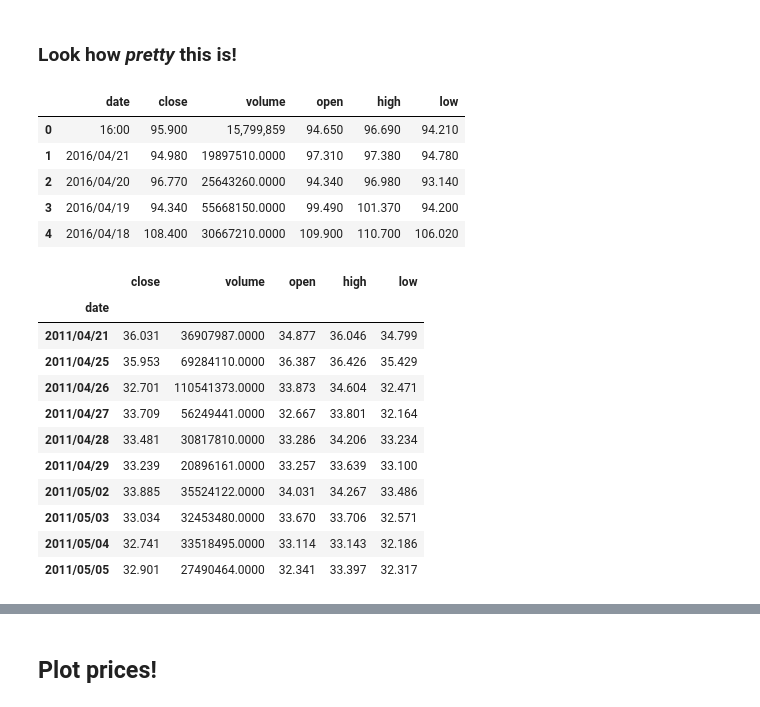
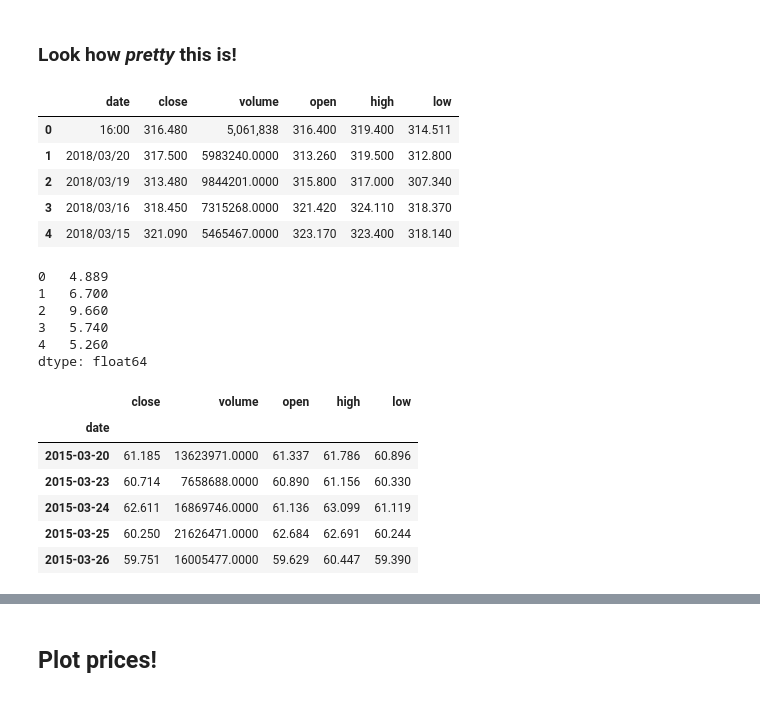
Before and after one commit to Terrorbear/ML_Presentation, a Jupyter notebook: notebooks/CMU_Linear_Regression_Completed_Copy.ipynb, the cells around one changed output, grey strips where cells are left out. Cells and saved outputs as stored; diff of their text form; code cells hidden in the pictures.

```diff
--- a/notebooks/CMU_Linear_Regression_Completed_Copy.ipynb
+++ b/notebooks/CMU_Linear_Regression_Completed_Copy.ipynb
@@ -4,19 +4,17 @@
 # render graphs inline
 %matplotlib inline
 
+import matplotlib
 import pandas as pd
 import numpy as np
 import matplotlib.pyplot as plt
 
-import warnings
-warnings.filterwarnings("ignore")
-
-pd.set_option('display.mpl_style', 'default') # Make the graphs a bit prettier
+matplotlib.style.use('ggplot')
 plt.rcParams['figure.figsize'] = (15, 5)
 pd.set_option('precision', 5)
 pd.set_option('display.float_format', lambda x: '%.3f' % x)
 # %%
-path = '/Users/kim/Downloads/HistoricalQuotes (4).csv'
+path = '/Users/terence/Downloads/HistoricalQuotes (4).csv'
 # %%
 import csv
 with open(path, 'r') as fi:
@@ -48,34 +46,36 @@ dataset = pd.read_csv(path)
 dataset.head()
 # %% [output]
 |  | date | close | volume | open | high | low |
-| 0 | 16:00 | 95.900 | 15,799,859 | 94.650 | 96.690 | 94.210 |
-| 1 | 2016/04/21 | 94.980 | 19897510.0000 | 97.310 | 97.380 | 94.780 |
-| 2 | 2016/04/20 | 96.770 | 25643260.0000 | 94.340 | 96.980 | 93.140 |
-| 3 | 2016/04/19 | 94.340 | 55668150.0000 | 99.490 | 101.370 | 94.200 |
-| 4 | 2016/04/18 | 108.400 | 30667210.0000 | 109.900 | 110.700 | 106.020 |
+| 0 | 16:00 | 316.480 | 5,061,838 | 316.400 | 319.400 | 314.511 |
+| 1 | 2018/03/20 | 317.500 | 5983240.0000 | 313.260 | 319.500 | 312.800 |
+| 2 | 2018/03/19 | 313.480 | 9844201.0000 | 315.800 | 317.000 | 307.340 |
+| 3 | 2018/03/16 | 318.450 | 7315268.0000 | 321.420 | 324.110 | 318.370 |
+| 4 | 2018/03/15 | 321.090 | 5465467.0000 | 323.170 | 323.400 | 318.140 |
 # %%
 # We can manipulate the data!
-dataset['high'] - dataset['low']
-None
+(dataset['high'] - dataset['low']).head()
+# %% [output]
+0   4.889
+1   6.700
+2   9.660
+3   5.740
+4   5.260
+dtype: float64
 # %%
 # Sort by date
 dataset = dataset[1:]
+dataset.date = pd.to_datetime(dataset.date, format='%Y/%m/%d')
 dataset.set_index('date', inplace=True)
-dataset.sort(inplace=True)
-dataset.head(10)
+dataset.sort_index(inplace=True)
+dataset.head()
 # %% [output]
 |  | close | volume | open | high | low |
 | date |  |  |  |  |  |
-| 2011/04/21 | 36.031 | 36907987.0000 | 34.877 | 36.046 | 34.799 |
-| 2011/04/25 | 35.953 | 69284110.0000 | 36.387 | 36.426 | 35.429 |
-| 2011/04/26 | 32.701 | 110541373.0000 | 33.873 | 34.604 | 32.471 |
-| 2011/04/27 | 33.709 | 56249441.0000 | 32.667 | 33.801 | 32.164 |
-| 2011/04/28 | 33.481 | 30817810.0000 | 33.286 | 34.206 | 33.234 |
-| 2011/04/29 | 33.239 | 20896161.0000 | 33.257 | 33.639 | 33.100 |
-| 2011/05/02 | 33.885 | 35524122.0000 | 34.031 | 34.267 | 33.486 |
-| 2011/05/03 | 33.034 | 32453480.0000 | 33.670 | 33.706 | 32.571 |
-| 2011/05/04 | 32.741 | 33518495.0000 | 33.114 | 33.143 | 32.186 |
-| 2011/05/05 | 32.901 | 27490464.0000 | 32.341 | 33.397 | 32.317 |
+| 2015-03-20 | 61.185 | 13623971.0000 | 61.337 | 61.786 | 60.896 |
+| 2015-03-23 | 60.714 | 7658688.0000 | 60.890 | 61.156 | 60.330 |
+| 2015-03-24 | 62.611 | 16869746.0000 | 61.136 | 63.099 | 61.119 |
+| 2015-03-25 | 60.250 | 21626471.0000 | 62.684 | 62.691 | 60.244 |
+| 2015-03-26 | 59.751 | 16005477.0000 | 59.629 | 60.447 | 59.390 |
 # %%
 # Feature Scale Volume!
 dataset['volume'] = dataset['volume'].astype(float) * 1e-6
```
Also changed, not shown: parts of 6 cells of this notebook, 4 other files.
